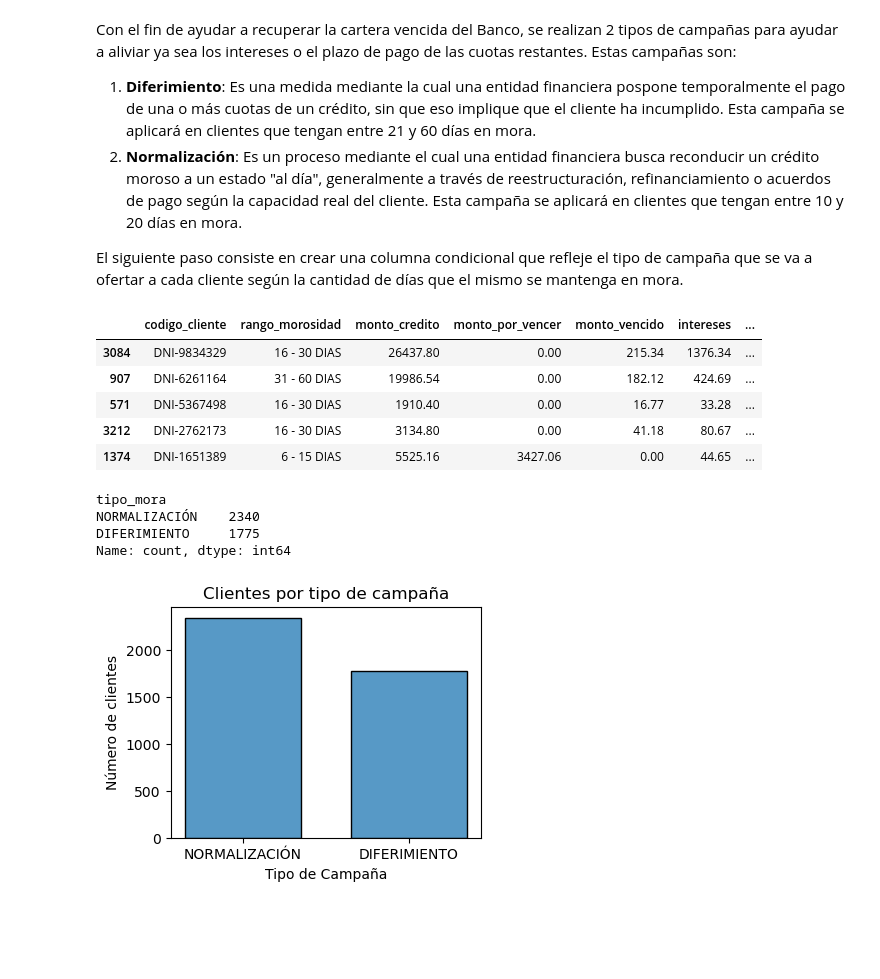
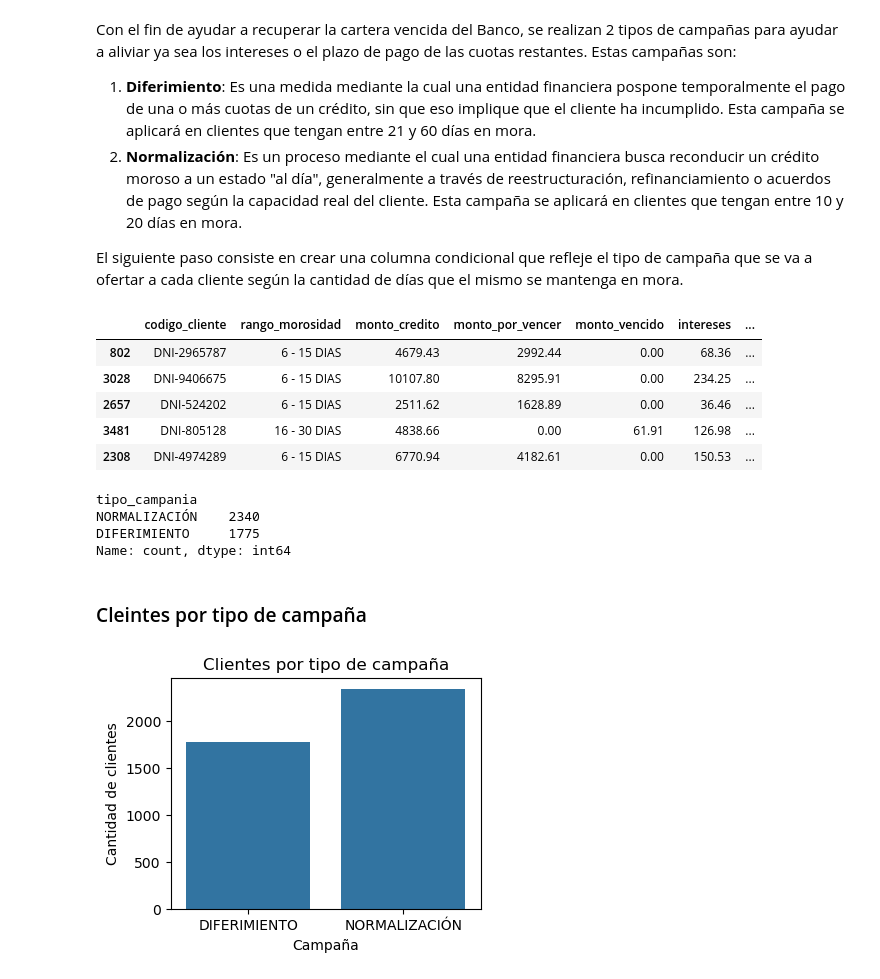
Before and after one commit to carlos-calderon-cabezas/financial-relief-analysis, a Jupyter notebook: analisis_alivio_financiero.ipynb, the cells around one changed output. Cells and saved outputs as stored; diff of their text form; code cells hidden in the pictures; blank space fills up the shorter version.

Commit message:
Added more plots

```diff
--- a/analisis_alivio_financiero.ipynb
+++ b/analisis_alivio_financiero.ipynb
@@ -181,36 +181,37 @@ condiciones = [
 ]
 
 resultados = ["DIFERIMIENTO", "NORMALIZACIÓN"]
-df_morosidad["tipo_mora"] = np.select(condiciones, resultados, default="NO_APLICA")
+df_morosidad["tipo_campania"] = np.select(condiciones, resultados, default="NO_APLICA")
 # %%
-df_morosidad["tipo_mora"] = df_morosidad["tipo_mora"].astype("category")
+df_morosidad["tipo_campania"] = df_morosidad["tipo_campania"].astype("category")
 # %%
 df_morosidad.sample(5)
 # %% [output]
 |  | codigo_cliente | rango_morosidad | monto_credito | monto_por_vencer | monto_vencido | intereses | ... |
-| 3084 | DNI-9834329 | 16 - 30 DIAS | 26437.80 | 0.00 | 215.34 | 1376.34 | ... |
-| 907 | DNI-6261164 | 31 - 60 DIAS | 19986.54 | 0.00 | 182.12 | 424.69 | ... |
-| 571 | DNI-5367498 | 16 - 30 DIAS | 1910.40 | 0.00 | 16.77 | 33.28 | ... |
-| 3212 | DNI-2762173 | 16 - 30 DIAS | 3134.80 | 0.00 | 41.18 | 80.67 | ... |
-| 1374 | DNI-1651389 | 6 - 15 DIAS | 5525.16 | 3427.06 | 0.00 | 44.65 | ... |
+| 802 | DNI-2965787 | 6 - 15 DIAS | 4679.43 | 2992.44 | 0.00 | 68.36 | ... |
+| 3028 | DNI-9406675 | 6 - 15 DIAS | 10107.80 | 8295.91 | 0.00 | 234.25 | ... |
+| 2657 | DNI-524202 | 6 - 15 DIAS | 2511.62 | 1628.89 | 0.00 | 36.46 | ... |
+| 3481 | DNI-805128 | 16 - 30 DIAS | 4838.66 | 0.00 | 61.91 | 126.98 | ... |
+| 2308 | DNI-4974289 | 6 - 15 DIAS | 6770.94 | 4182.61 | 0.00 | 150.53 | ... |
 # %%
-df_morosidad["tipo_mora"].value_counts()
+df_morosidad["tipo_campania"].value_counts()
 # %% [output]
-tipo_mora
+tipo_campania
 NORMALIZACIÓN    2340
 DIFERIMIENTO     1775
 Name: count, dtype: int64
-# %%
-plt.figure(figsize=(4, 3))
-sns.histplot(
-    data=df_morosidad,
-    x="tipo_mora",
-    shrink=0.7
-)
-
-plt.title("Clientes por tipo de campaña")
-plt.xlabel("Tipo de Campaña")
-plt.ylabel("Número de clientes")
-plt.show()
-# %% [output]
-[figure, removed]
+# %% [markdown]
+### Cleintes por tipo de campaña
+# %%
+plt.figure(figsize=(4, 3))
+sns.countplot(
+    data=df_morosidad,
+    x="tipo_campania"
+)
+
+plt.title("Clientes por tipo de campaña")
+plt.ylabel("Cantidad de clientes")
+plt.xlabel("Campaña")
+plt.show()
+# %% [output]
+[figure, added]
```
Also changed, not shown: parts of 3 cells of this notebook.
